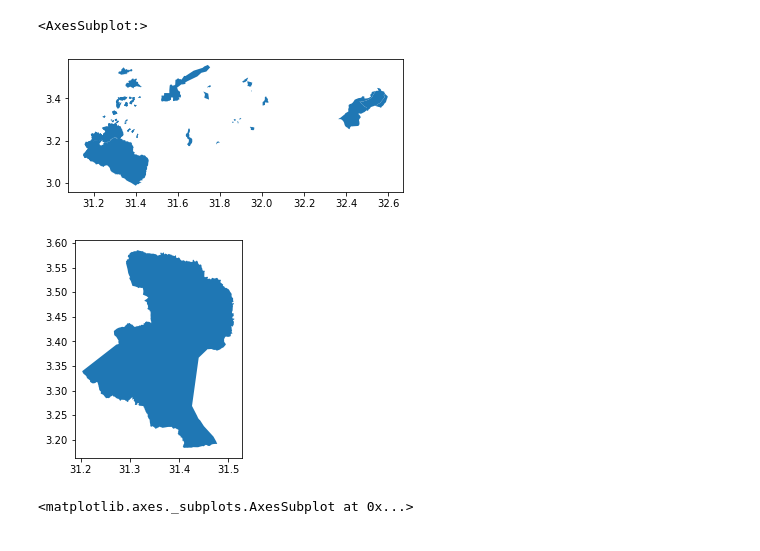
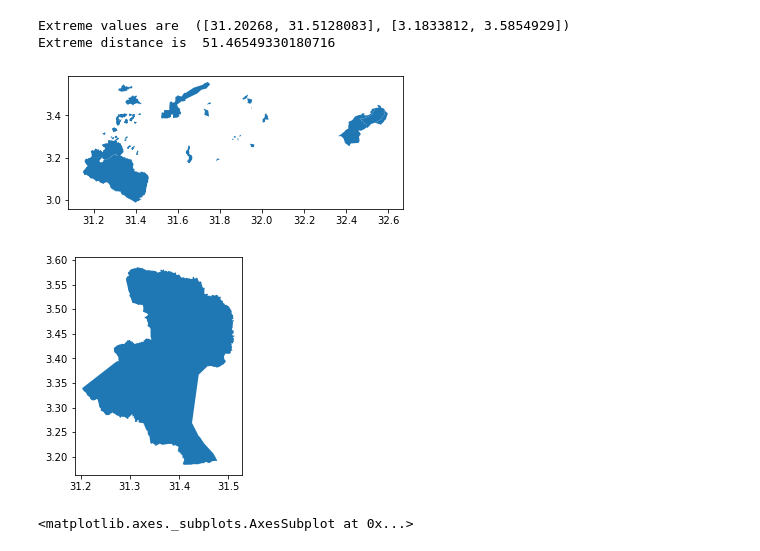
Before and after one commit to daanieo/FATM_opt, a Jupyter notebook: Data preparation.ipynb, the cells around one changed output. Drawn from its saved outputs; the diff is of its cells as text; code cells hidden in the pictures.

```diff
--- a/Data preparation.ipynb
+++ b/Data preparation.ipynb
@@ -5,12 +8,38 @@ import matplotlib.pyplot as plt
-# %%
-all_camps = geopandas.read_file("../input_files/adm_boundaries/hotosm_uga_rr_refugee_camps_polygons.shp")
-all_camps.plot()
-bidibidi = geopandas.read_file("../input_files/adm_boundaries/camp_polygon.shp")
-bidibidi.plot()
-# %% [output]
-<AxesSubplot:>
-[figure, removed]
-[figure, removed]
+# %%
+all_camps = geopandas.read_file("../input_files/adm_boundaries/hotosm_uga_rr_refugee_camps_polygons.shp")
+all_camps.plot()
+bidibidi = geopandas.read_file("../input_files/adm_boundaries/camp_polygon.shp")
+bidibidi.plot()
+
+extremes = get_polygon_extremes(bidibidi.geometry[0])
+print("Extreme values are ",extremes)
+
+def compute_distance(lata,latb,lona,lonb):
+    R = 6373
+
+    lata = math.radians(lata)
+    lona = math.radians(lona)
+    latb = math.radians(latb)
+    lonb = math.radians(lonb)
+
+    dlat = lata-latb
+    dlon = lona-lonb
+
+    a = math.sin(dlat / 2)**2 + math.cos(lata) * math.cos(latb) * math.sin(dlon / 2)**2
+
+    c = 2 * math.atan2(math.sqrt(a), math.sqrt(1 - a))
+
+    distance = R*c
+
+    return distance
+
+distance = compute_distance(extremes[0][0],extremes[0][1],extremes[1][0],extremes[1][1])
+print("Extreme distance is ",distance)
+# %% [output]
+Extreme values are  ([31.20268, 31.5128083], [3.1833812, 3.5854929])
+Extreme distance is  51.46549330180716
+[figure, added]
+[figure, added]
 # %%
 all_zones = geopandas.sjoin(all_camps,bidibidi,op='within')
 all_zones = all_zones.drop(columns=["index_right"]) #
```
Also changed, not shown: parts of 1 cell of this notebook.
